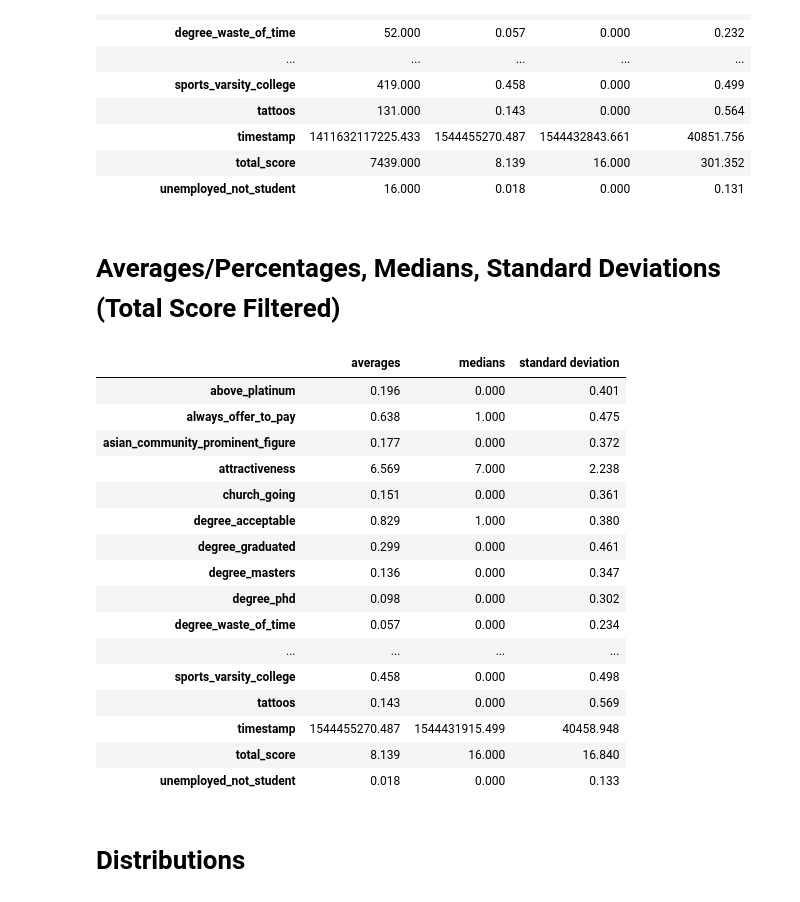
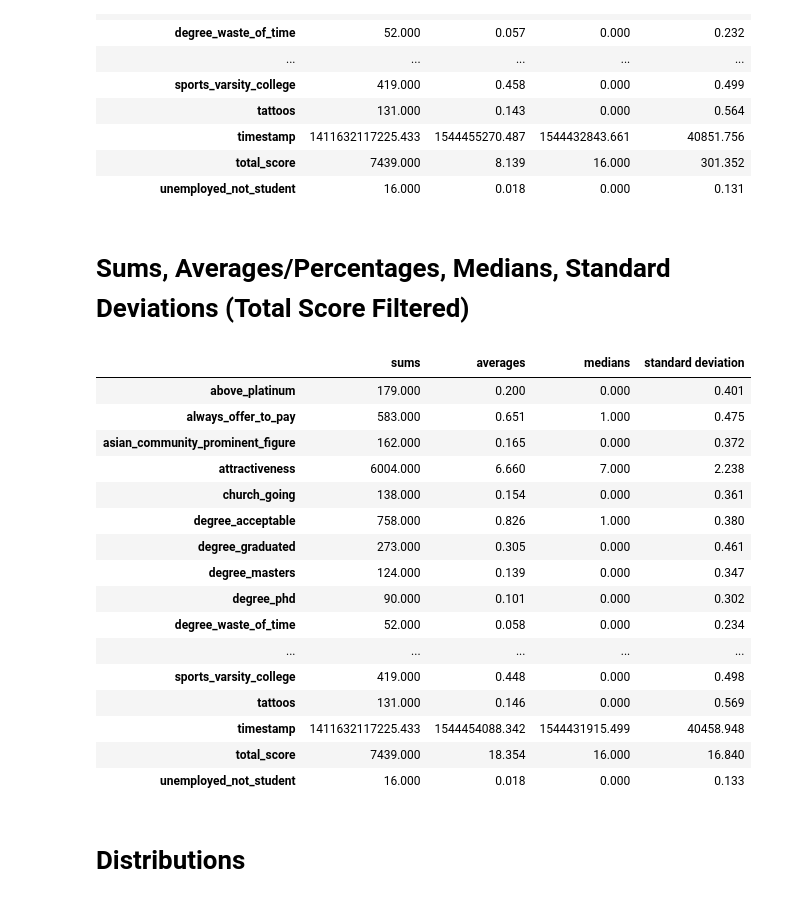
Before and after one commit to simonfong6/ECE-143-Team-6, a Jupyter notebook: Data-analysis.ipynb, the cells around one changed output. Saved outputs shown, nothing was run; the diff lists cells and outputs as text; code cells hidden in the pictures.

```diff
--- a/Data-analysis.ipynb
+++ b/Data-analysis.ipynb
@@ -102,34 +102,35 @@ stats
 | total_score | 7439.000 | 8.139 | 16.000 | 301.352 |
 | unemployed_not_student | 16.000 | 0.018 | 0.000 | 0.131 |
 # %% [markdown]
-# Averages/Percentages, Medians, Standard Deviations (Total Score Filtered)
+# Sums, Averages/Percentages, Medians, Standard Deviations (Total Score Filtered)
 # %%
 filtered_ts, score_outliers = utils.drop_total_score_outliers(filtered)
 sums_ts = filtered_ts.sum()
 count_ts = filtered_ts.shape[0]
 averages_ts = sums_ts / count_ts
 stats_ts = pd.DataFrame(sums, columns=['sums'])
+stats_ts['averages'] = averages_ts
 stats_ts['medians'] = filtered_ts.median()
 stats_ts['standard deviation'] = filtered_ts.std()
 stats_ts
 # %% [output]
-|  | averages | medians | standard deviation |
-| above_platinum | 0.196 | 0.000 | 0.401 |
-| always_offer_to_pay | 0.638 | 1.000 | 0.475 |
-| asian_community_prominent_figure | 0.177 | 0.000 | 0.372 |
-| attractiveness | 6.569 | 7.000 | 2.238 |
-| church_going | 0.151 | 0.000 | 0.361 |
-| degree_acceptable | 0.829 | 1.000 | 0.380 |
-| degree_graduated | 0.299 | 0.000 | 0.461 |
-| degree_masters | 0.136 | 0.000 | 0.347 |
-| degree_phd | 0.098 | 0.000 | 0.302 |
-| degree_waste_of_time | 0.057 | 0.000 | 0.234 |
-| ... | ... | ... | ... |
-| sports_varsity_college | 0.458 | 0.000 | 0.498 |
-| tattoos | 0.143 | 0.000 | 0.569 |
-| timestamp | 1544455270.487 | 1544431915.499 | 40458.948 |
-| total_score | 8.139 | 16.000 | 16.840 |
-| unemployed_not_student | 0.018 | 0.000 | 0.133 |
+|  | sums | averages | medians | standard deviation |
+| above_platinum | 179.000 | 0.200 | 0.000 | 0.401 |
+| always_offer_to_pay | 583.000 | 0.651 | 1.000 | 0.475 |
+| asian_community_prominent_figure | 162.000 | 0.165 | 0.000 | 0.372 |
+| attractiveness | 6004.000 | 6.660 | 7.000 | 2.238 |
+| church_going | 138.000 | 0.154 | 0.000 | 0.361 |
+| degree_acceptable | 758.000 | 0.826 | 1.000 | 0.380 |
+| degree_graduated | 273.000 | 0.305 | 0.000 | 0.461 |
+| degree_masters | 124.000 | 0.139 | 0.000 | 0.347 |
+| degree_phd | 90.000 | 0.101 | 0.000 | 0.302 |
+| degree_waste_of_time | 52.000 | 0.058 | 0.000 | 0.234 |
+| ... | ... | ... | ... | ... |
+| sports_varsity_college | 419.000 | 0.448 | 0.000 | 0.498 |
+| tattoos | 131.000 | 0.146 | 0.000 | 0.569 |
+| timestamp | 1411632117225.433 | 1544454088.342 | 1544431915.499 | 40458.948 |
+| total_score | 7439.000 | 18.354 | 16.000 | 16.840 |
+| unemployed_not_student | 16.000 | 0.018 | 0.000 | 0.133 |
 # %% [markdown]
 # Distributions
 # %% [markdown]
```
